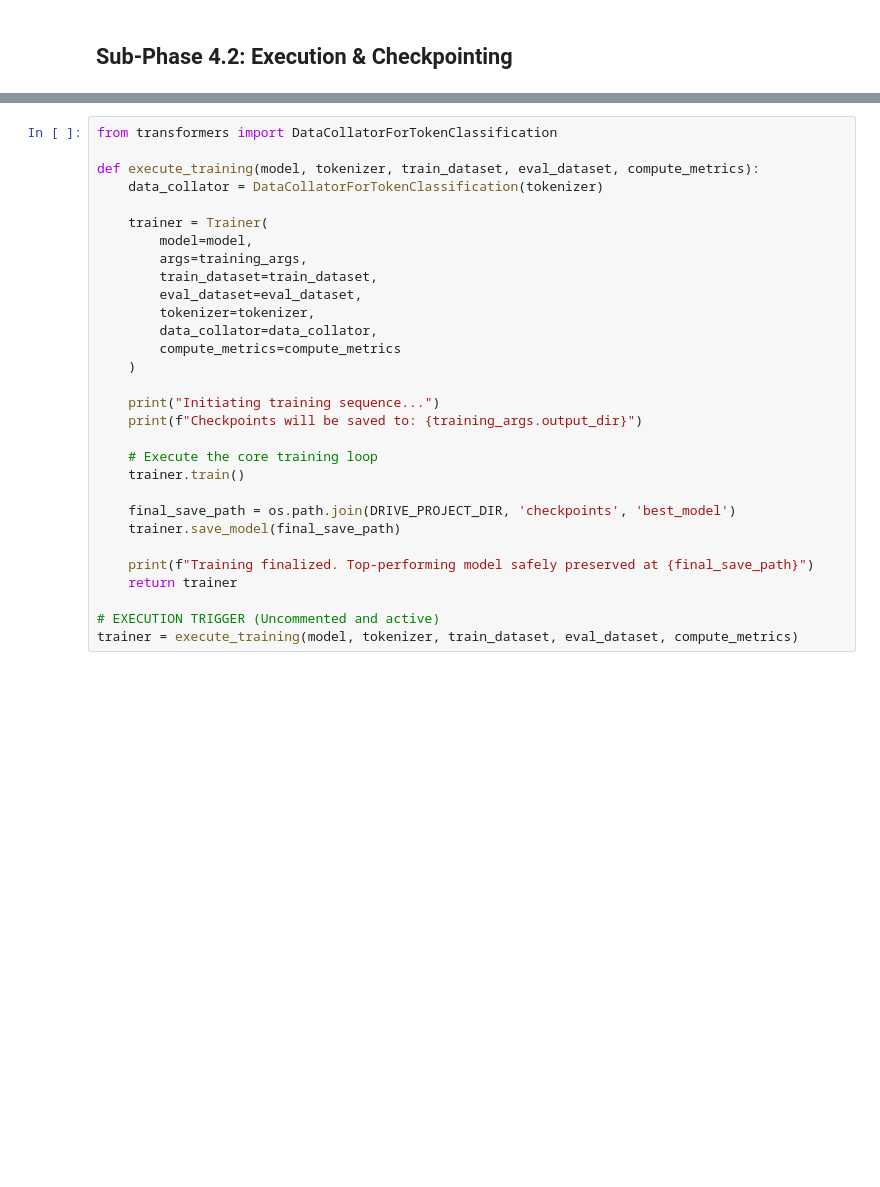
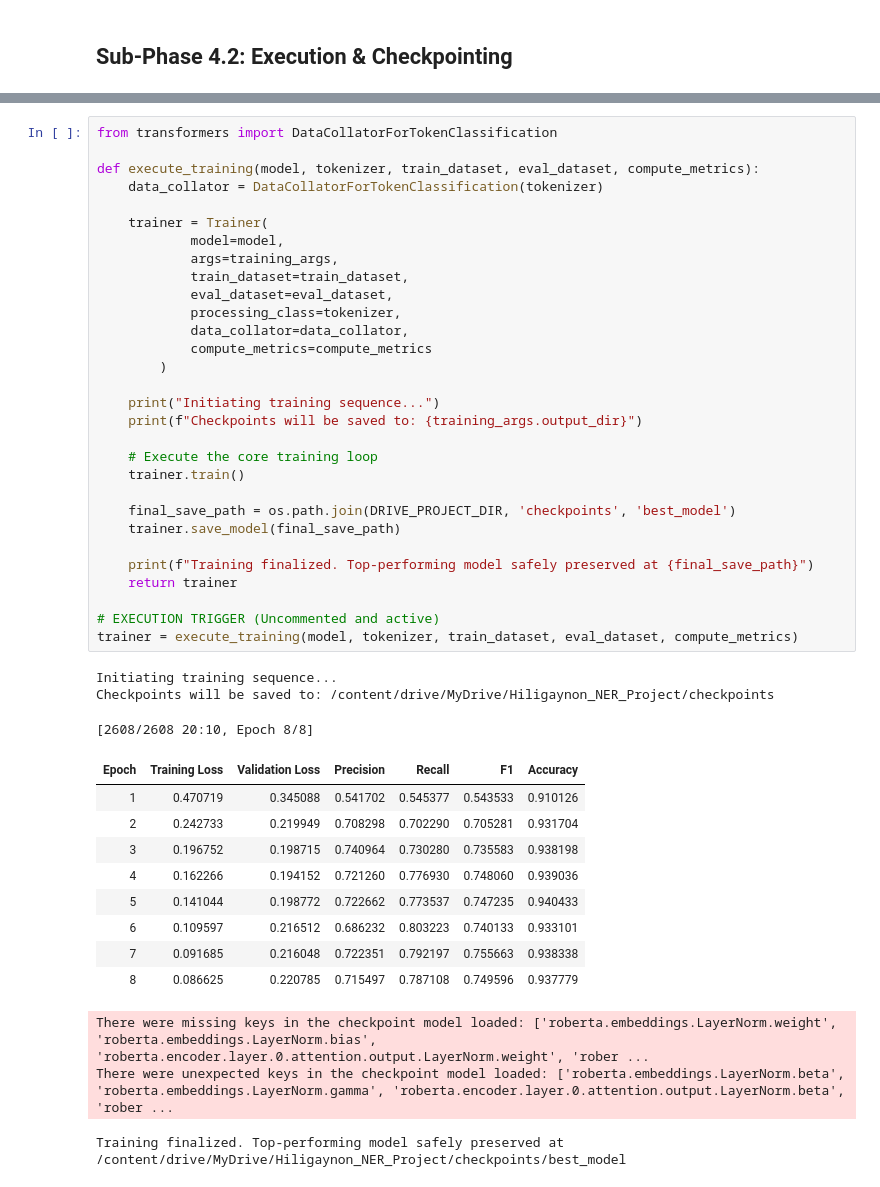
Before and after one commit to dallqq/HiliTag, a Jupyter notebook: training/colab_xlmr_train.ipynb, the cells around one changed output, grey strips where cells are left out. Cells and saved outputs as stored; diff of their text form; blank space fills up the shorter version.

```diff
--- a/training/colab_xlmr_train.ipynb
+++ b/training/colab_xlmr_train.ipynb
@@ -187,30 +229,46 @@ print("TrainingArguments successfully initialized.")
 # %%
 from transformers import DataCollatorForTokenClassification
 
 def execute_training(model, tokenizer, train_dataset, eval_dataset, compute_metrics):
     data_collator = DataCollatorForTokenClassification(tokenizer)
 
     trainer = Trainer(
-        model=model,
-        args=training_args,
-        train_dataset=train_dataset,
-        eval_dataset=eval_dataset,
-        tokenizer=tokenizer,
-        data_collator=data_collator,
-        compute_metrics=compute_metrics
-    )
+            model=model,
+            args=training_args,
+            train_dataset=train_dataset,
+            eval_dataset=eval_dataset,
+            processing_class=tokenizer,
+            data_collator=data_collator,
+            compute_metrics=compute_metrics
+        )
 
     print("Initiating training sequence...")
     print(f"Checkpoints will be saved to: {training_args.output_dir}")
 
     # Execute the core training loop
     trainer.train()
 
     final_save_path = os.path.join(DRIVE_PROJECT_DIR, 'checkpoints', 'best_model')
     trainer.save_model(final_save_path)
 
     print(f"Training finalized. Top-performing model safely preserved at {final_save_path}")
     return trainer
 
 # EXECUTION TRIGGER (Uncommented and active)
 trainer = execute_training(model, tokenizer, train_dataset, eval_dataset, compute_metrics)
+# %% [output]
+Initiating training sequence...
+Checkpoints will be saved to: /content/drive/MyDrive/Hiligaynon_NER_Project/checkpoints
+[2608/2608 20:10, Epoch 8/8]
+| Epoch | Training Loss | Validation Loss | Precision | Recall | F1 | Accuracy |
+| 1 | 0.470719 | 0.345088 | 0.541702 | 0.545377 | 0.543533 | 0.910126 |
+| 2 | 0.242733 | 0.219949 | 0.708298 | 0.702290 | 0.705281 | 0.931704 |
+| 3 | 0.196752 | 0.198715 | 0.740964 | 0.730280 | 0.735583 | 0.938198 |
+| 4 | 0.162266 | 0.194152 | 0.721260 | 0.776930 | 0.748060 | 0.939036 |
+| 5 | 0.141044 | 0.198772 | 0.722662 | 0.773537 | 0.747235 | 0.940433 |
+| 6 | 0.109597 | 0.216512 | 0.686232 | 0.803223 | 0.740133 | 0.933101 |
+| 7 | 0.091685 | 0.216048 | 0.722351 | 0.792197 | 0.755663 | 0.938338 |
+| 8 | 0.086625 | 0.220785 | 0.715497 | 0.787108 | 0.749596 | 0.937779 |
+There were missing keys in the checkpoint model loaded: ['roberta.embeddings.LayerNorm.weight', 'roberta.embeddings.LayerNorm.bias', 'roberta.encoder.layer.0.attention.output.LayerNorm.weight', 'rober ...
+There were unexpected keys in the checkpoint model loaded: ['roberta.embeddings.LayerNorm.beta', 'roberta.embeddings.LayerNorm.gamma', 'roberta.encoder.layer.0.attention.output.LayerNorm.beta', 'rober ...
+Training finalized. Top-performing model safely preserved at /content/drive/MyDrive/Hiligaynon_NER_Project/checkpoints/best_model
```
Also changed, not shown: parts of 6 cells of this notebook, 13 other files.
